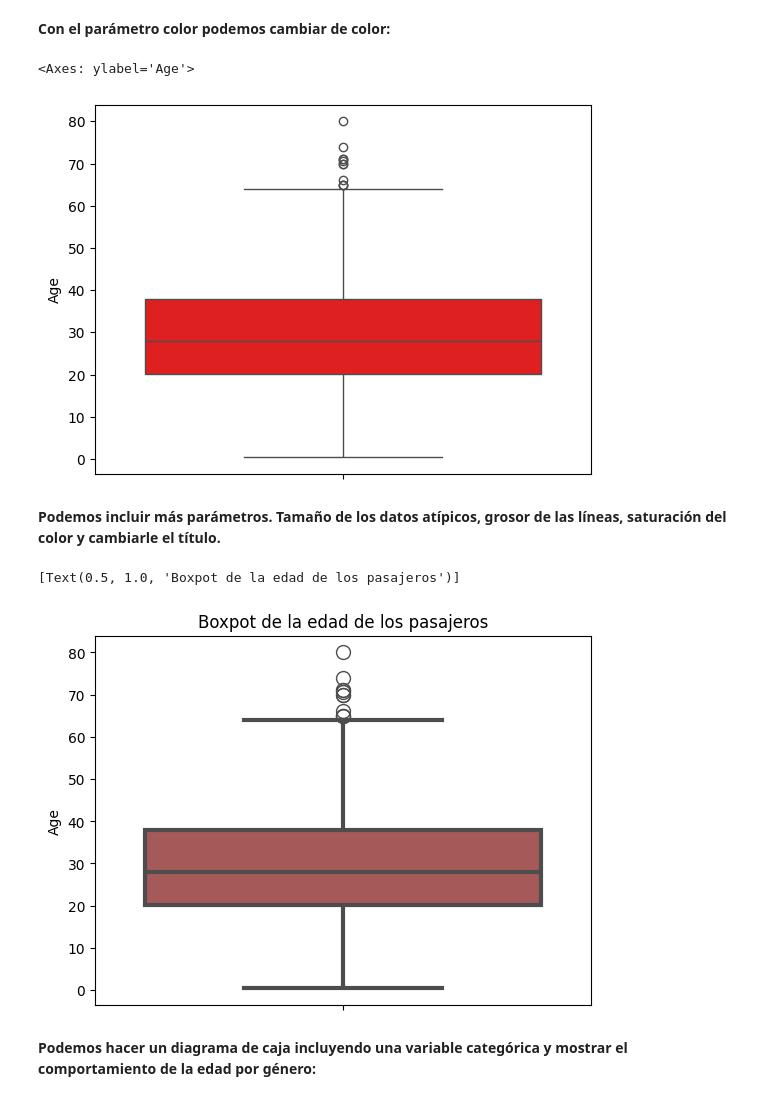
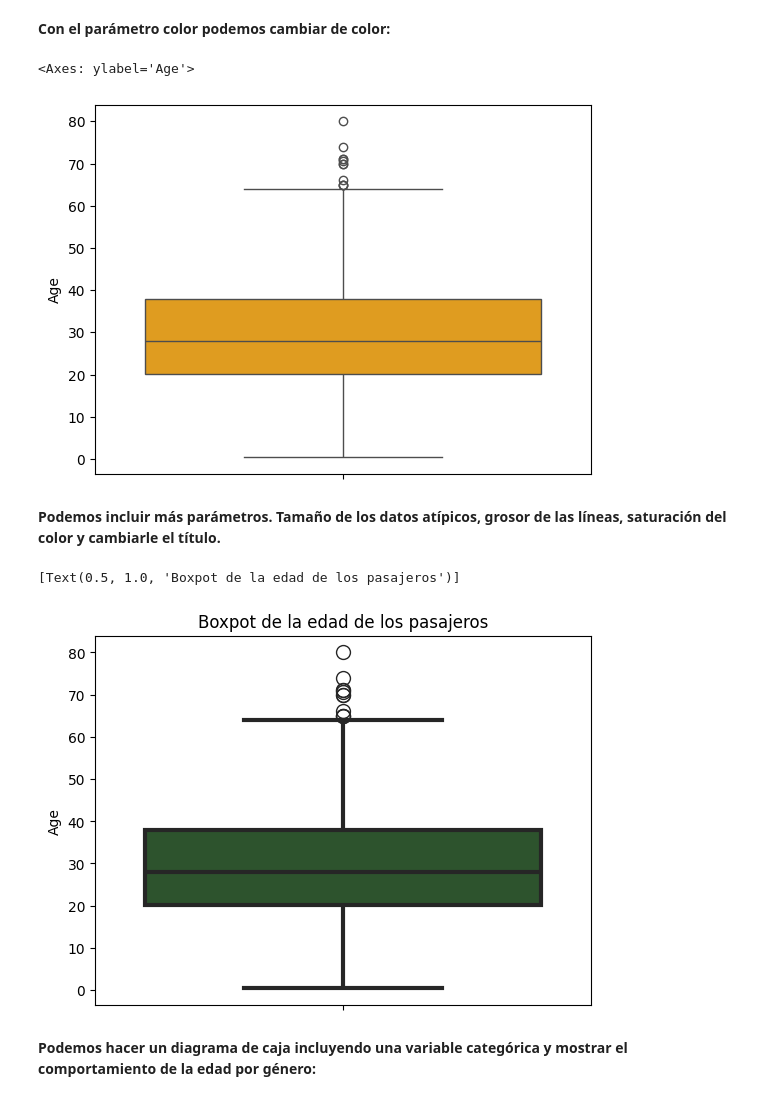
Before and after one commit to cgranadosh/basics_python_Analitycs, a Jupyter notebook: Clase_8_Análisis_Gráfico_Univariado.ipynb, the cells around one changed output. Saved outputs shown, nothing was run; the diff lists cells and outputs as text; code cells hidden in the pictures.

```diff
--- a/Clase_8_Análisis_Gráfico_Univariado.ipynb
+++ b/Clase_8_Análisis_Gráfico_Univariado.ipynb
@@ -147,20 +147,20 @@ sns.boxplot(y = df.Age)
 # %% [markdown]
 **Con el parámetro color podemos cambiar de color:**
 # %%
-sns.boxplot(y = df.Age, color = 'red')
+sns.boxplot(y = df.Age, color = 'orange')
 # %% [output]
 <Axes: ylabel='Age'>
-[figure, old version]
+[figure, new version]
 # %% [markdown]
 **Podemos incluir más parámetros. Tamaño de los datos atípicos, grosor de las líneas, saturación del color y cambiarle el título.**
 # %%
-sns.boxplot(y = df.Age, color = 'red',
+sns.boxplot(y = df.Age, color = 'green',
             fliersize = 10, # Tamaño de los atípicos
             linewidth = 3,  # Grosor de las líneas
             saturation = 0.3).set(title = 'Boxpot de la edad de los pasajeros') # Saturación del color
 # %% [output]
 [Text(0.5, 1.0, 'Boxpot de la edad de los pasajeros')]
-[figure, old version]
+[figure, new version]
 # %% [markdown]
 **Podemos hacer un diagrama de caja incluyendo una variable categórica y mostrar el comportamiento de la edad por género:**
 # %%
```
Also changed, not shown: parts of 11 cells of this notebook.
